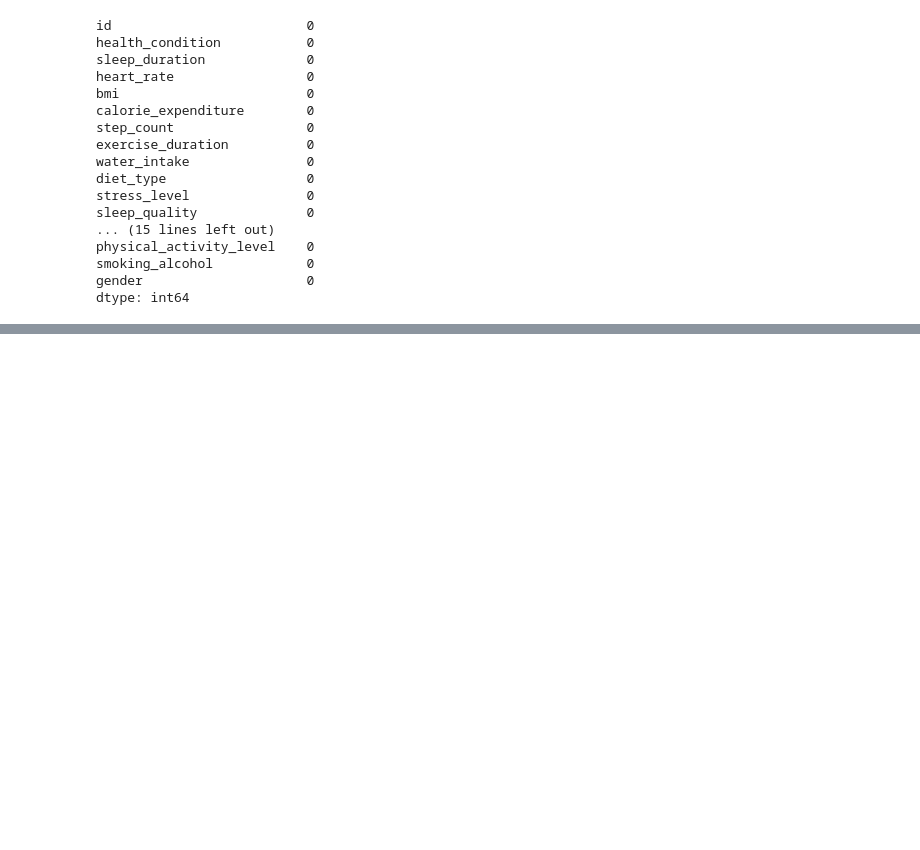
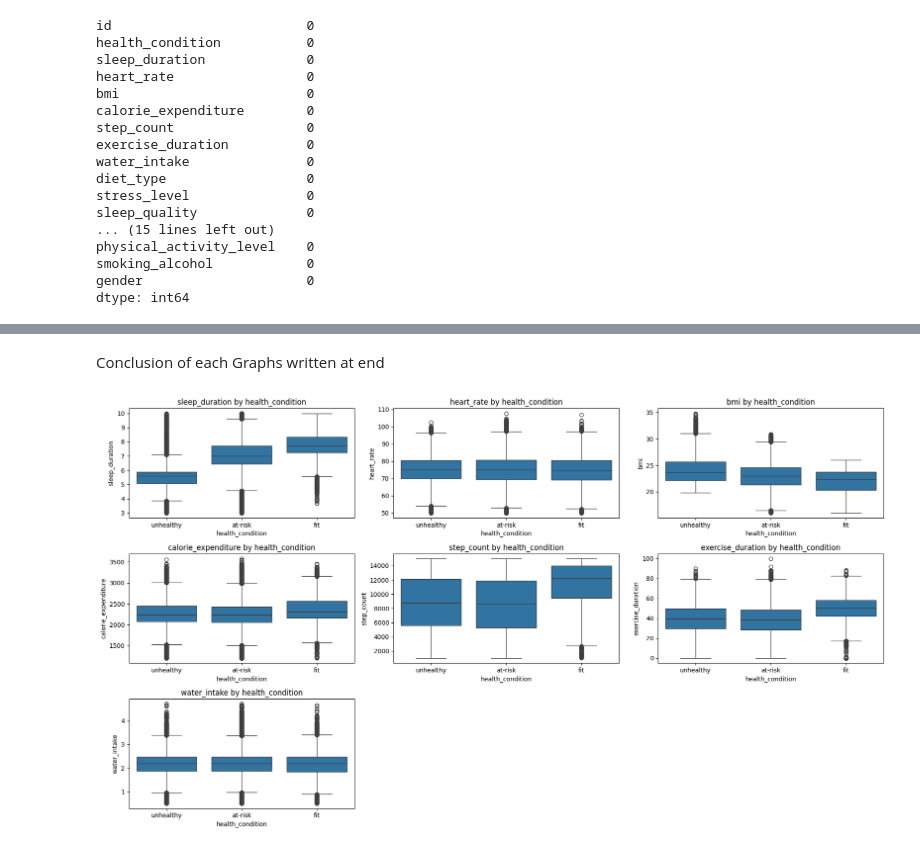
Before and after one commit to Syed-56/AI-ML, a Jupyter notebook: Kaggle/notebook.ipynb, the cells around one changed output, grey strips where cells are left out. Cells and saved outputs as stored; diff of their text form; code cells hidden in the pictures; blank space fills up the shorter version.

```diff
--- a/Kaggle/notebook.ipynb
+++ b/Kaggle/notebook.ipynb
@@ -313,0 +349,17 @@ df=df_cleaned
+# %% [markdown]
+Conclusion of each Graphs written at end
+# %%
+num_cols = ['sleep_duration', 'heart_rate', 'bmi', 'calorie_expenditure',
+            'step_count', 'exercise_duration', 'water_intake']
+#check each of these numerical columns vs target (boxplot)
+plt.figure(figsize=(18, 10))
+
+for i, col in enumerate(num_cols):
+    plt.subplot(3, 3, i+1)
+    sns.boxplot(data=df_cleaned, x='health_condition', y=col)
+    plt.title(f'{col} by health_condition')
+
+plt.tight_layout()
+plt.show()
+# %% [output]
+[figure, added]
```
Also changed, not shown: parts of 16 cells of this notebook, 3 other files.
